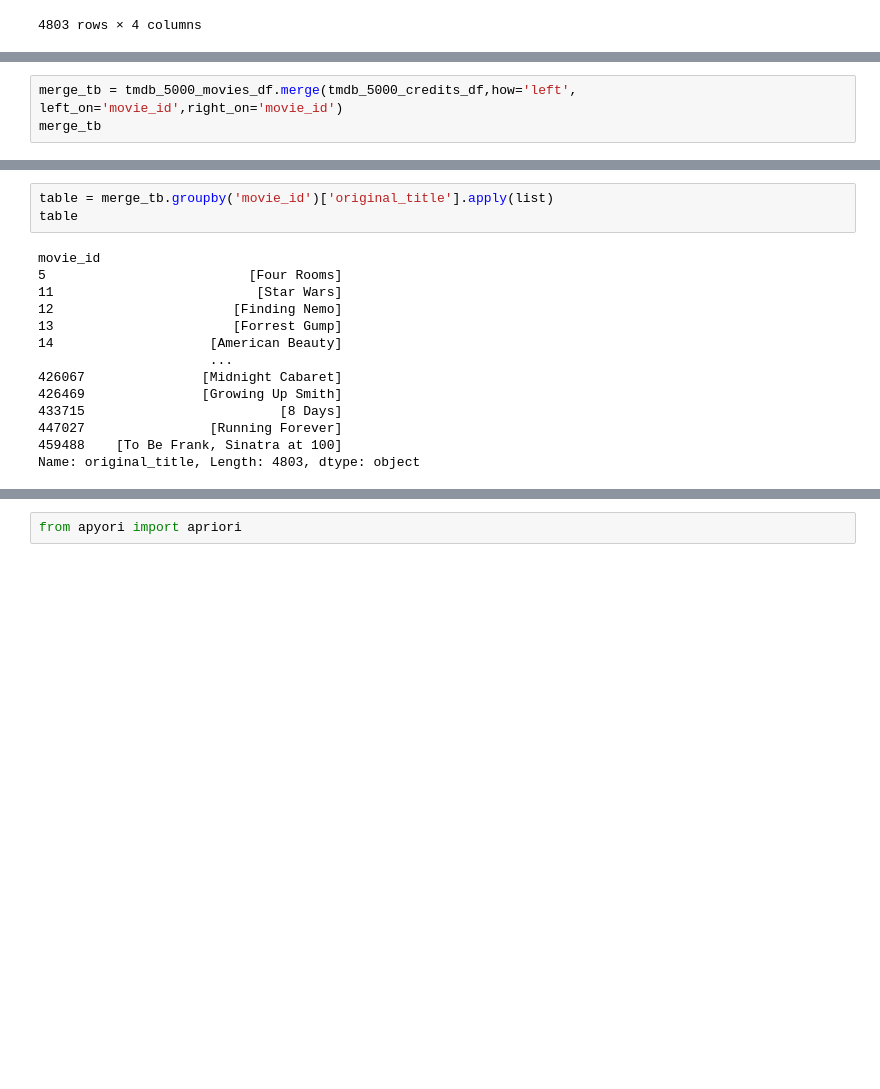
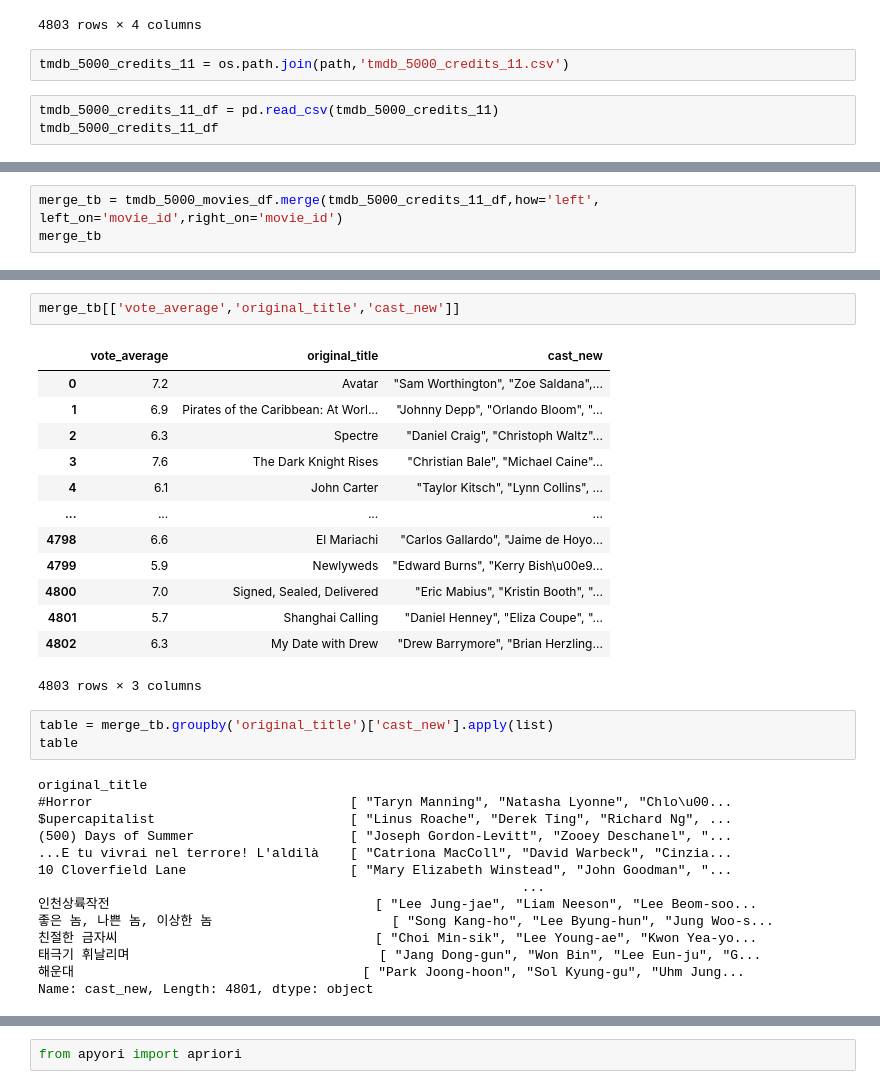
Before and after one commit to paweenatoei/KKU_data_mining, a Jupyter notebook: Project.ipynb, the cells around one changed output, grey strips where cells are left out. Saved outputs shown, nothing was run; the diff lists cells and outputs as text; blank space fills up the shorter version.

```diff
--- a/Project.ipynb
+++ b/Project.ipynb
@@ -72,3 +72,8 @@ tmdb_5000_credits_df
 | 4801 | 126186 | Shanghai Calling | [{"cast_id": 3, "character": "Sam... | [{"credit_id": "52fe4ad9c3a368484... |
 | 4802 | 25975 | My Date with Drew | [{"cast_id": 3, "character": "Her... | [{"credit_id": "58ce021b9251415a3... |
 4803 rows × 4 columns
+# %%
+tmdb_5000_credits_11 = os.path.join(path,'tmdb_5000_credits_11.csv')
+# %%
+tmdb_5000_credits_11_df = pd.read_csv(tmdb_5000_credits_11)
+tmdb_5000_credits_11_df
@@ -82,6 +106,6 @@ crew        False
 dtype: bool
 # %%
-merge_tb = tmdb_5000_movies_df.merge(tmdb_5000_credits_df,how='left', left_on='movie_id',right_on='movie_id')
+merge_tb = tmdb_5000_movies_df.merge(tmdb_5000_credits_11_df,how='left', left_on='movie_id',right_on='movie_id')
 merge_tb
 # %% [output]
 |  | budget | genres | homepage | movie_id | keywords | original_language | original_title | overview | ... |
@@ -100,17 +124,33 @@ merge_tb
+# %%
+merge_tb[['vote_average','original_title','cast_new']]
+# %% [output]
+|  | vote_average | original_title | cast_new |
+| 0 | 7.2 | Avatar | "Sam Worthington", "Zoe Saldana",... |
+| 1 | 6.9 | Pirates of the Caribbean: At Worl... | "Johnny Depp", "Orlando Bloom", "... |
+| 2 | 6.3 | Spectre | "Daniel Craig", "Christoph Waltz"... |
+| 3 | 7.6 | The Dark Knight Rises | "Christian Bale", "Michael Caine"... |
+| 4 | 6.1 | John Carter | "Taylor Kitsch", "Lynn Collins", ... |
+| ... | ... | ... | ... |
+| 4798 | 6.6 | El Mariachi | "Carlos Gallardo", "Jaime de Hoyo... |
+| 4799 | 5.9 | Newlyweds | "Edward Burns", "Kerry Bish\u00e9... |
+| 4800 | 7.0 | Signed, Sealed, Delivered | "Eric Mabius", "Kristin Booth", "... |
+| 4801 | 5.7 | Shanghai Calling | "Daniel Henney", "Eliza Coupe", "... |
+| 4802 | 6.3 | My Date with Drew | "Drew Barrymore", "Brian Herzling... |
+4803 rows × 3 columns
 # %%
-table = merge_tb.groupby('movie_id')['original_title'].apply(list)
+table = merge_tb.groupby('original_title')['cast_new'].apply(list)
 table
 # %% [output]
-movie_id
-5                          [Four Rooms]
-11                          [Star Wars]
-12                       [Finding Nemo]
-13                       [Forrest Gump]
-14                    [American Beauty]
-                      ...
-426067               [Midnight Cabaret]
-426469               [Growing Up Smith]
-433715                         [8 Days]
-447027                [Running Forever]
-459488    [To Be Frank, Sinatra at 100]
-Name: original_title, Length: 4803, dtype: object
+original_title
+#Horror                                 [ "Taryn Manning", "Natasha Lyonne", "Chlo\u00...
+$upercapitalist                         [ "Linus Roache", "Derek Ting", "Richard Ng", ...
+(500) Days of Summer                    [ "Joseph Gordon-Levitt", "Zooey Deschanel", "...
+...E tu vivrai nel terrore! L'aldilà    [ "Catriona MacColl", "David Warbeck", "Cinzia...
+10 Cloverfield Lane                     [ "Mary Elizabeth Winstead", "John Goodman", "...
+                                                              ...
+인천상륙작전                                  [ "Lee Jung-jae", "Liam Neeson", "Lee Beom-soo...
+좋은 놈, 나쁜 놈, 이상한 놈                       [ "Song Kang-ho", "Lee Byung-hun", "Jung Woo-s...
+친절한 금자씨                                 [ "Choi Min-sik", "Lee Young-ae", "Kwon Yea-yo...
+태극기 휘날리며                                [ "Jang Dong-gun", "Won Bin", "Lee Eun-ju", "G...
+해운대                                     [ "Park Joong-hoon", "Sol Kyung-gu", "Uhm Jung...
+Name: cast_new, Length: 4801, dtype: object
```
Also changed, not shown: parts of 10 cells of this notebook.
